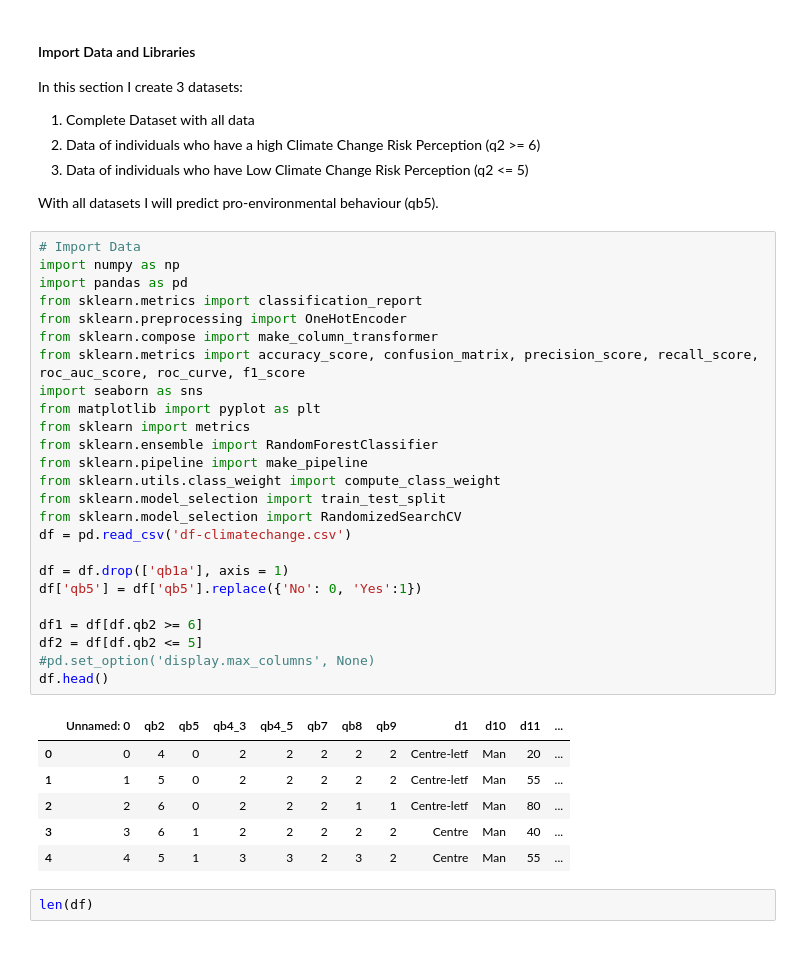
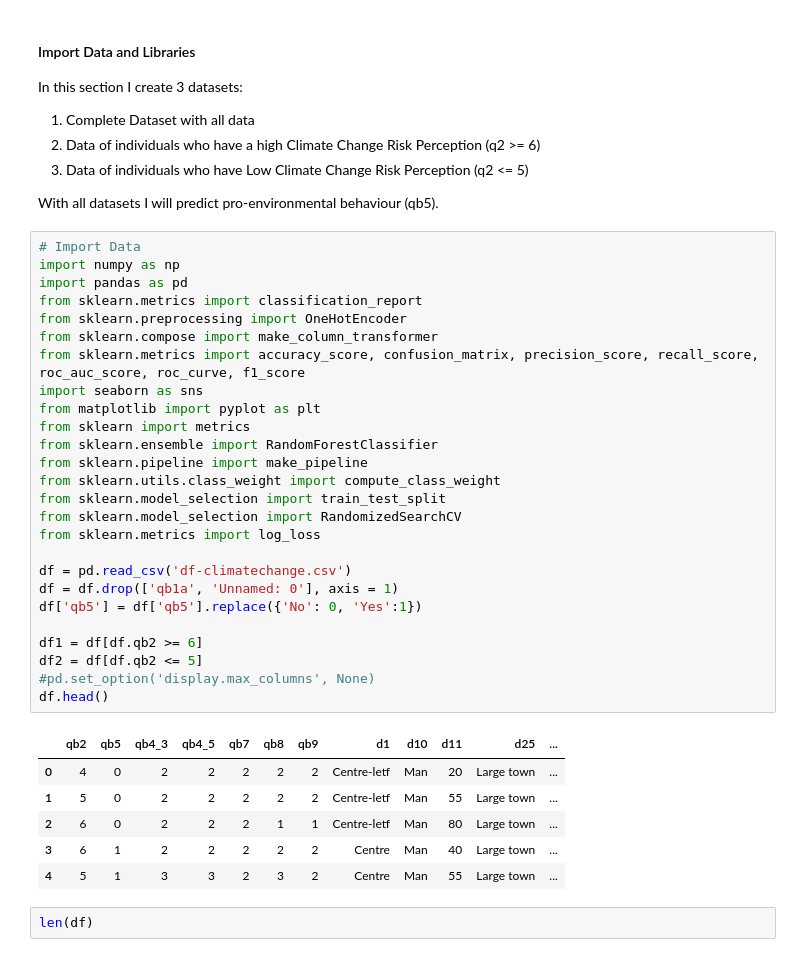
Before and after one commit to claudiagiuspoli/pro-environmental-behaviour, a Jupyter notebook: Random Forest.ipynb, the cells around one changed output. Saved outputs shown, nothing was run; the diff lists cells and outputs as text.

```diff
--- a/Random Forest.ipynb
+++ b/Random Forest.ipynb
@@ -10,35 +10,36 @@ With all datasets I will predict pro-environmental behaviour (qb5).
 # %%
 # Import Data
 import numpy as np
 import pandas as pd
 from sklearn.metrics import classification_report
 from sklearn.preprocessing import OneHotEncoder
 from sklearn.compose import make_column_transformer
 from sklearn.metrics import accuracy_score, confusion_matrix, precision_score, recall_score, roc_auc_score, roc_curve, f1_score
 import seaborn as sns
 from matplotlib import pyplot as plt
 from sklearn import metrics
 from sklearn.ensemble import RandomForestClassifier
 from sklearn.pipeline import make_pipeline
 from sklearn.utils.class_weight import compute_class_weight
 from sklearn.model_selection import train_test_split
 from sklearn.model_selection import RandomizedSearchCV
+from sklearn.metrics import log_loss
+
 df = pd.read_csv('df-climatechange.csv')
-
-df = df.drop(['qb1a'], axis = 1)
+df = df.drop(['qb1a', 'Unnamed: 0'], axis = 1)
 df['qb5'] = df['qb5'].replace({'No': 0, 'Yes':1})
 
 df1 = df[df.qb2 >= 6]
 df2 = df[df.qb2 <= 5]
 #pd.set_option('display.max_columns', None)
 df.head()
 # %% [output]
-|  | Unnamed: 0 | qb2 | qb5 | qb4_3 | qb4_5 | qb7 | qb8 | qb9 | d1 | d10 | d11 | ... |
-| 0 | 0 | 4 | 0 | 2 | 2 | 2 | 2 | 2 | Centre-letf | Man | 20 | ... |
-| 1 | 1 | 5 | 0 | 2 | 2 | 2 | 2 | 2 | Centre-letf | Man | 55 | ... |
-| 2 | 2 | 6 | 0 | 2 | 2 | 2 | 1 | 1 | Centre-letf | Man | 80 | ... |
-| 3 | 3 | 6 | 1 | 2 | 2 | 2 | 2 | 2 | Centre | Man | 40 | ... |
-| 4 | 4 | 5 | 1 | 3 | 3 | 2 | 3 | 2 | Centre | Man | 55 | ... |
+|  | qb2 | qb5 | qb4_3 | qb4_5 | qb7 | qb8 | qb9 | d1 | d10 | d11 | d25 | ... |
+| 0 | 4 | 0 | 2 | 2 | 2 | 2 | 2 | Centre-letf | Man | 20 | Large town | ... |
+| 1 | 5 | 0 | 2 | 2 | 2 | 2 | 2 | Centre-letf | Man | 55 | Large town | ... |
+| 2 | 6 | 0 | 2 | 2 | 2 | 1 | 1 | Centre-letf | Man | 80 | Large town | ... |
+| 3 | 6 | 1 | 2 | 2 | 2 | 2 | 2 | Centre | Man | 40 | Large town | ... |
+| 4 | 5 | 1 | 3 | 3 | 2 | 3 | 2 | Centre | Man | 55 | Large town | ... |
 # %%
 len(df)
 # %% [output]
```
Also changed, not shown: parts of 13 cells of this notebook, 5 other files.
